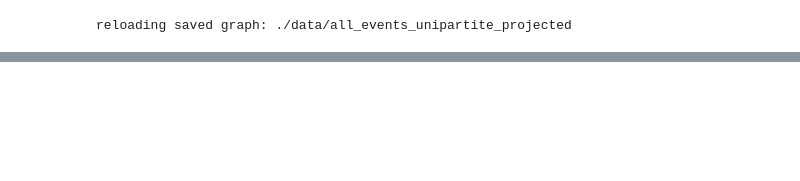
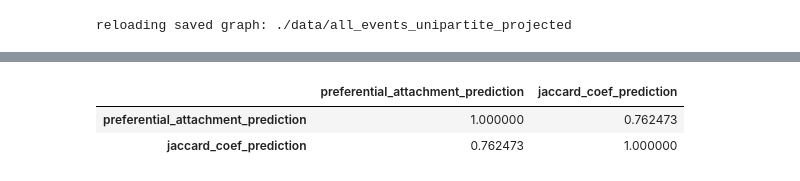
Before and after one commit to ZoeLeBlanc/unknown_borrowers, a Jupyter notebook: network_analysis/LinkPrediction.ipynb, the cells around one changed output, grey strips where cells are left out. Drawn from its saved outputs; the diff is of its cells as text; code cells hidden in the pictures; blank space fills up the shorter version.

```diff
--- a/network_analysis/LinkPrediction.ipynb
+++ b/network_analysis/LinkPrediction.ipynb
@@ -80,0 +296,6 @@ get_link_predictions(projected_members_graph, projected_members_nodelist, projec
+# %%
+pred_edges[['preferential_attachment_prediction', 'jaccard_coef_prediction']].corr()
+# %% [output]
+|  | preferential_attachment_prediction | jaccard_coef_prediction |
+| preferential_attachment_prediction | 1.000000 | 0.762473 |
+| jaccard_coef_prediction | 0.762473 | 1.000000 |
```
Also changed, not shown: parts of 35 cells of this notebook, 15 other files.
